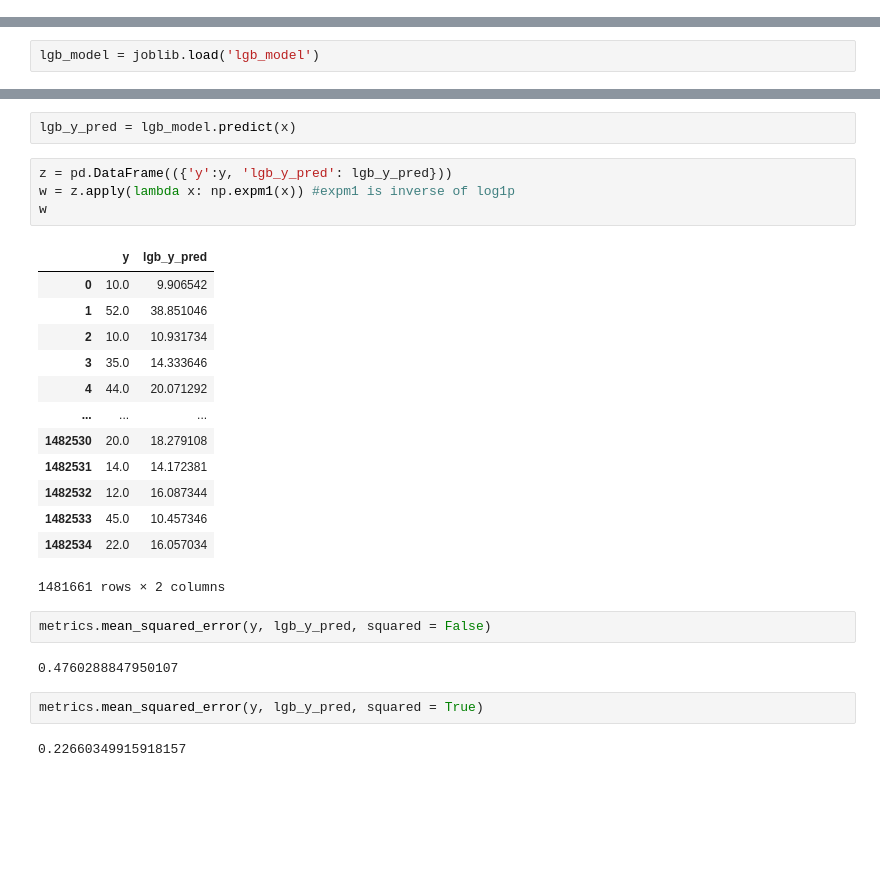
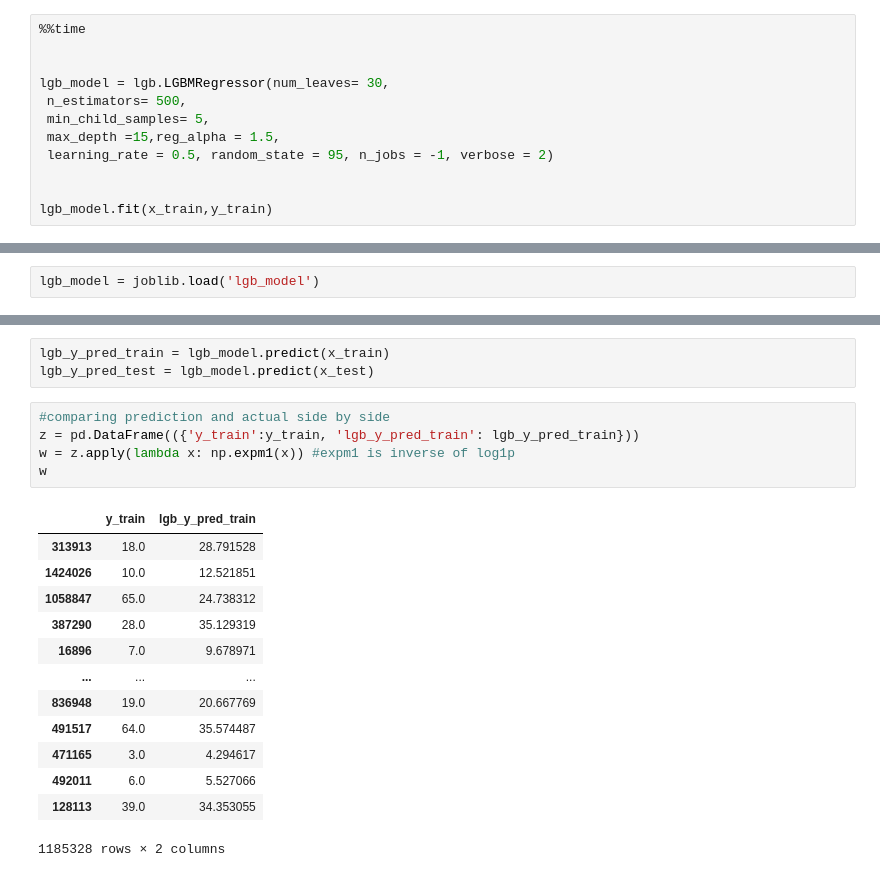
Before and after one commit to TB234/NLP_project, a Jupyter notebook: NLP_project_mercari.ipynb, the cells around one changed output, grey strips where cells are left out. Saved outputs shown, nothing was run; the diff lists cells and outputs as text; blank space fills up the shorter version.

```diff
--- a/NLP_project_mercari.ipynb
+++ b/NLP_project_mercari.ipynb
@@ -1332,3 +1339,15 @@ CPU times: user 11h 30min 14s, sys: 28.6 s, total: 11h 30min 43s
 Wall time: 1h 32min 18s
 LGBMRegressor(learning_rate=0.7, max_depth=30, min_child_samples=5,
               num_leaves=30, random_state=95, reg_alpha=1.5, verbose=2)
+# %%
+%%time
+
+
+lgb_model = lgb.LGBMRegressor(num_leaves= 30,
+ n_estimators= 500,
+ min_child_samples= 5,
+ max_depth =15,reg_alpha = 1.5,
+ learning_rate = 0.5, random_state = 95, n_jobs = -1, verbose = 2)
+
+
+lgb_model.fit(x_train,y_train)
@@ -1346,28 +1385,22 @@ LGBMRegressor(learning_rate=0.7, max_depth=30, min_child_samples=5,
-# %%
-lgb_y_pred = lgb_model.predict(x)
+# %%
+lgb_y_pred_train = lgb_model.predict(x_train)
+lgb_y_pred_test = lgb_model.predict(x_test)
 # %%
-z = pd.DataFrame(({'y':y, 'lgb_y_pred': lgb_y_pred}))
+#comparing prediction and actual side by side
+z = pd.DataFrame(({'y_train':y_train, 'lgb_y_pred_train': lgb_y_pred_train}))
 w = z.apply(lambda x: np.expm1(x)) #expm1 is inverse of log1p
 w
 # %% [output]
-|  | y | lgb_y_pred |
-| 0 | 10.0 | 9.906542 |
-| 1 | 52.0 | 38.851046 |
-| 2 | 10.0 | 10.931734 |
-| 3 | 35.0 | 14.333646 |
-| 4 | 44.0 | 20.071292 |
+|  | y_train | lgb_y_pred_train |
+| 313913 | 18.0 | 28.791528 |
+| 1424026 | 10.0 | 12.521851 |
+| 1058847 | 65.0 | 24.738312 |
+| 387290 | 28.0 | 35.129319 |
+| 16896 | 7.0 | 9.678971 |
 | ... | ... | ... |
-| 1482530 | 20.0 | 18.279108 |
-| 1482531 | 14.0 | 14.172381 |
-| 1482532 | 12.0 | 16.087344 |
-| 1482533 | 45.0 | 10.457346 |
-| 1482534 | 22.0 | 16.057034 |
+| 836948 | 19.0 | 20.667769 |
+| 491517 | 64.0 | 35.574487 |
+| 471165 | 3.0 | 4.294617 |
+| 492011 | 6.0 | 5.527066 |
+| 128113 | 39.0 | 34.353055 |
-1481661 rows × 2 columns
+1185328 rows × 2 columns
-# %%
-metrics.mean_squared_error(y, lgb_y_pred, squared = False)
-# %% [output]
-0.4760288847950107
-# %%
-metrics.mean_squared_error(y, lgb_y_pred, squared = True)
-# %% [output]
-0.22660349915918157
```
Also changed, not shown: parts of 17 cells of this notebook, 1 other file.
